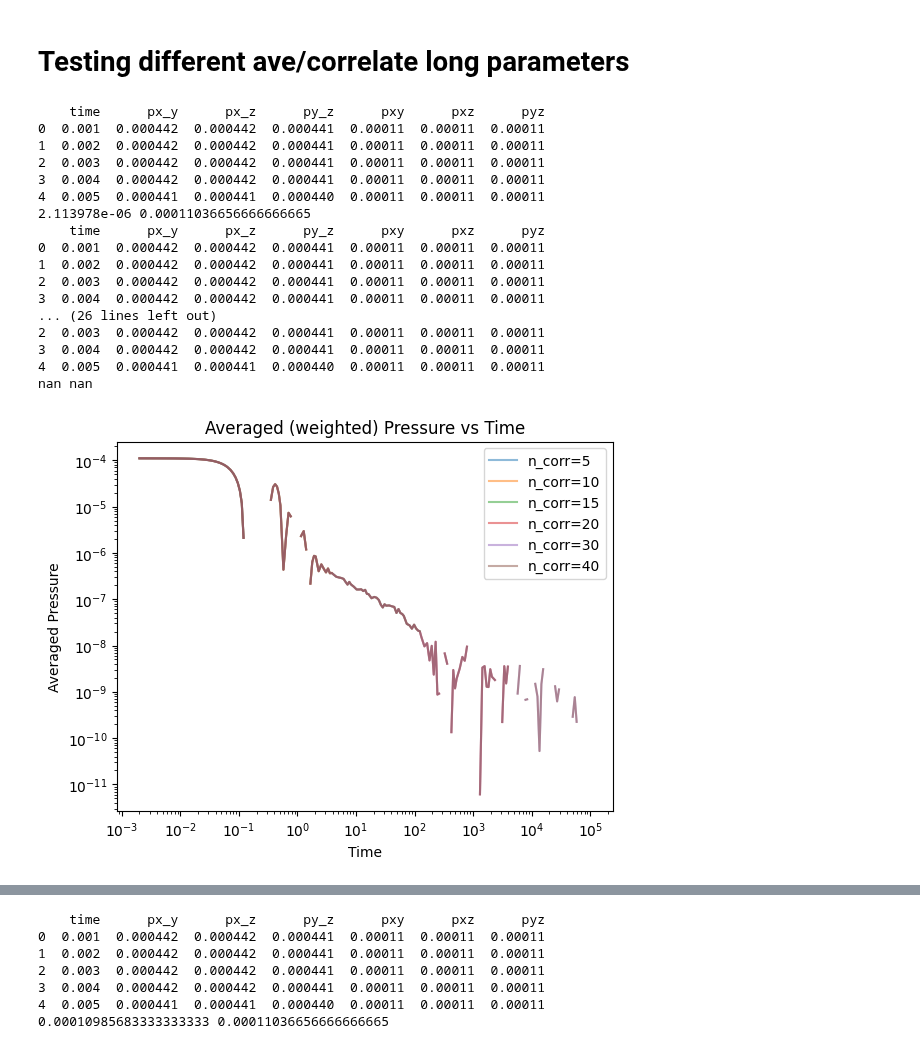
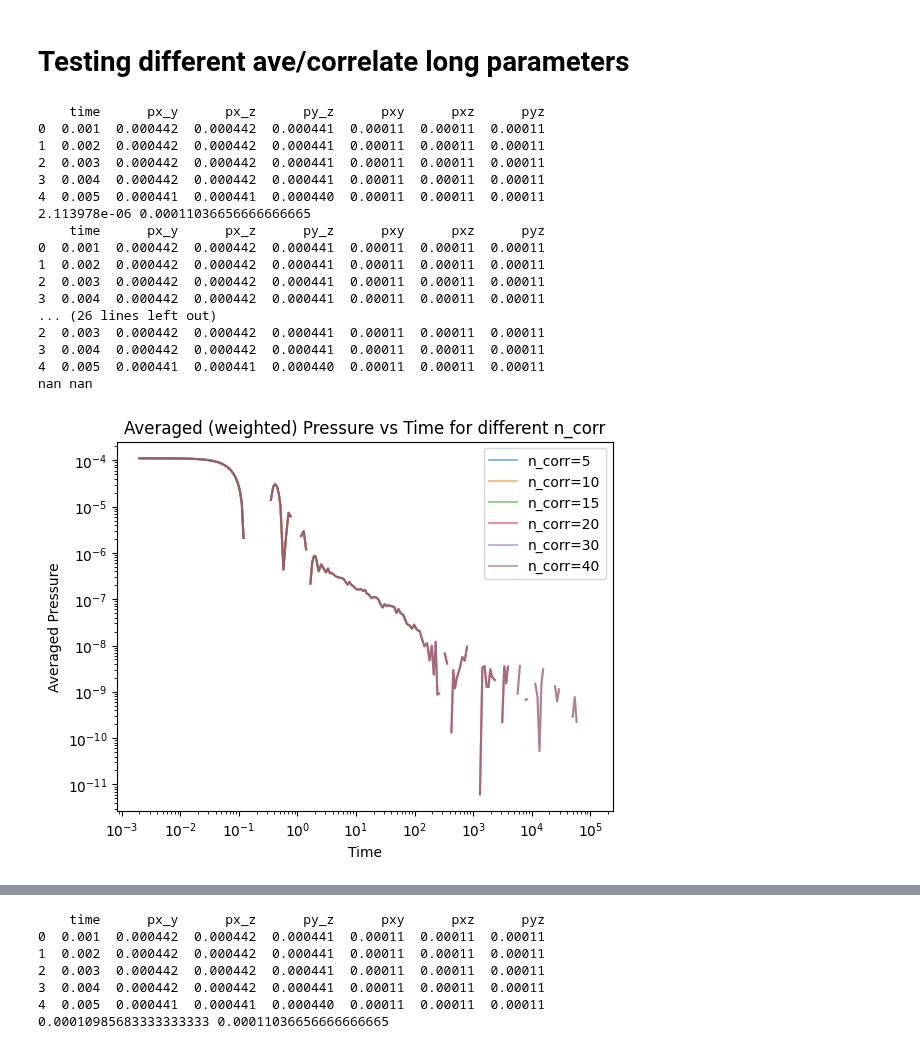
Before and after one commit to anotherbeaver/amine_polymers, a Jupyter notebook: logs/dyn_modulus mix 30 October.ipynb, the cells around one changed output, grey strips where cells are left out. Saved outputs shown, nothing was run; the diff lists cells and outputs as text; code cells hidden in the pictures.

```diff
--- a/logs/dyn_modulus mix 30 October.ipynb
+++ b/logs/dyn_modulus mix 30 October.ipynb
@@ -258,18 +258,18 @@ for i in [1, 2, 3, 4, 5]:
 
     data = data[start:].reset_index(drop=True)
 
-    ave_press = (data['pxy'] + data['pxz'] + data['pyz']) / 5.0 + \
+    G_t = (data['pxy'] + data['pxz'] + data['pyz']) / 5.0 + \
             (data['px_y'] + data['px_z'] + data['py_z']) / 30.0
 
     # replace negative with NaN
-    ave_press = np.where(ave_press < 0, np.nan, ave_press)
+    G_t = np.where(G_t < 0, np.nan, G_t)
 
 
     # ave_press *= 40**3 / (1.0 * 1.0)  # V / (kB * T)
 
     print(data.head())
-    print(ave_press.min(), ave_press.max())
-    plt.loglog(data['time'][start:], ave_press[start:])
+    print(G_t.min(), G_t.max())
+    plt.loglog(data['time'][start:], G_t[start:])
 plt.xlabel('Time')
 plt.ylabel('Averaged Pressure')
 plt.title('Averaged (weighted) Pressure vs Time')
@@ -340,42 +340,42 @@ for i in [5, 10, 15, 20, 30, 40]:
 
     data = data[start:].reset_index(drop=True)
 
-    ave_press = (data['pxy'] + data['pxz'] + data['pyz']) / 5.0 + \
+    G_t = (data['pxy'] + data['pxz'] + data['pyz']) / 5.0 + \
             (data['px_y'] + data['px_z'] + data['py_z']) / 30.0
 
     # replace negative with NaN
-    ave_press = np.where(ave_press < 0, np.nan, ave_press)
+    G_t = np.where(G_t < 0, np.nan, G_t)
 
 
     # ave_press *= 40**3 / (1.0 * 1.0)  # V / (kB * T)
 
     print(data.head())
-    print(ave_press.min(), ave_press.max())
-    plt.loglog(data['time'][start:], ave_press[start:], alpha=0.5, label=f'n_corr={i}')
+    print(G_t.min(), G_t.max())
+    plt.loglog(data['time'][start:], G_t[start:], alpha=0.5, label=f'n_corr={i}')
 plt.xlabel('Time')
 plt.ylabel('Averaged Pressure')
 plt.title('Averaged (weighted) Pressure vs Time for different n_corr')
 plt.legend()
 plt.show()
 # %% [output]
     time      px_y      px_z      py_z      pxy      pxz      pyz
 0  0.001  0.000442  0.000442  0.000441  0.00011  0.00011  0.00011
 1  0.002  0.000442  0.000442  0.000441  0.00011  0.00011  0.00011
 2  0.003  0.000442  0.000442  0.000441  0.00011  0.00011  0.00011
 3  0.004  0.000442  0.000442  0.000441  0.00011  0.00011  0.00011
 4  0.005  0.000441  0.000441  0.000440  0.00011  0.00011  0.00011
 2.113978e-06 0.00011036656666666665
     time      px_y      px_z      py_z      pxy      pxz      pyz
 0  0.001  0.000442  0.000442  0.000441  0.00011  0.00011  0.00011
 1  0.002  0.000442  0.000442  0.000441  0.00011  0.00011  0.00011
 2  0.003  0.000442  0.000442  0.000441  0.00011  0.00011  0.00011
 3  0.004  0.000442  0.000442  0.000441  0.00011  0.00011  0.00011
 ... (26 lines left out)
 2  0.003  0.000442  0.000442  0.000441  0.00011  0.00011  0.00011
 3  0.004  0.000442  0.000442  0.000441  0.00011  0.00011  0.00011
 4  0.005  0.000441  0.000441  0.000440  0.00011  0.00011  0.00011
 nan nan
-[figure, old version]
+[figure, new version]
 # %%
 for i in [2, 4, 8, 16, 64]:
     file = f"logs/n_len_{i}.dat"
```
Also changed, not shown: parts of 6 cells of this notebook, 2 other files.
